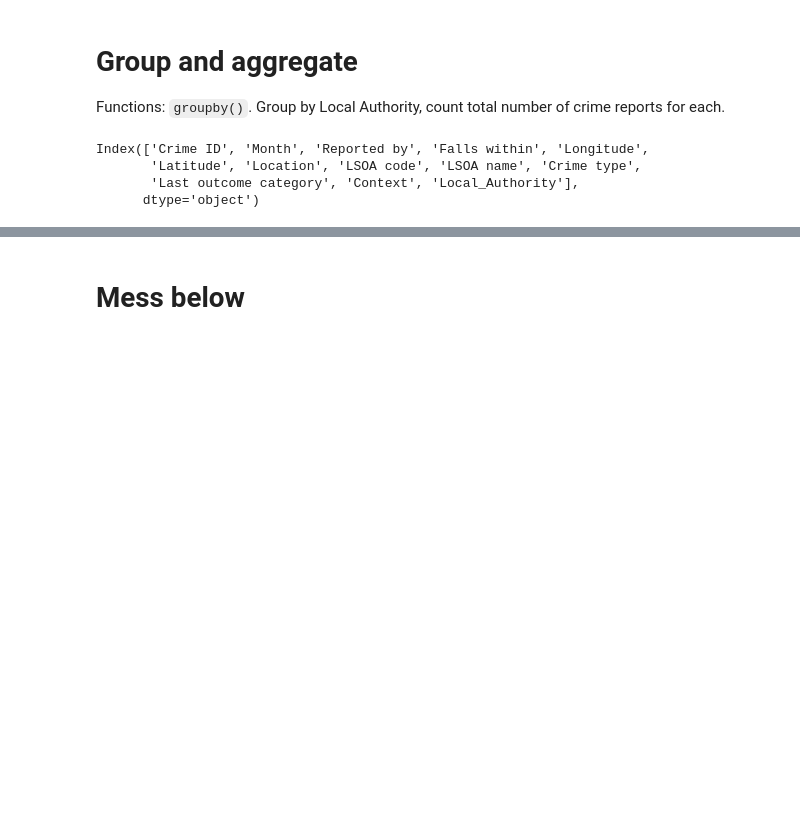
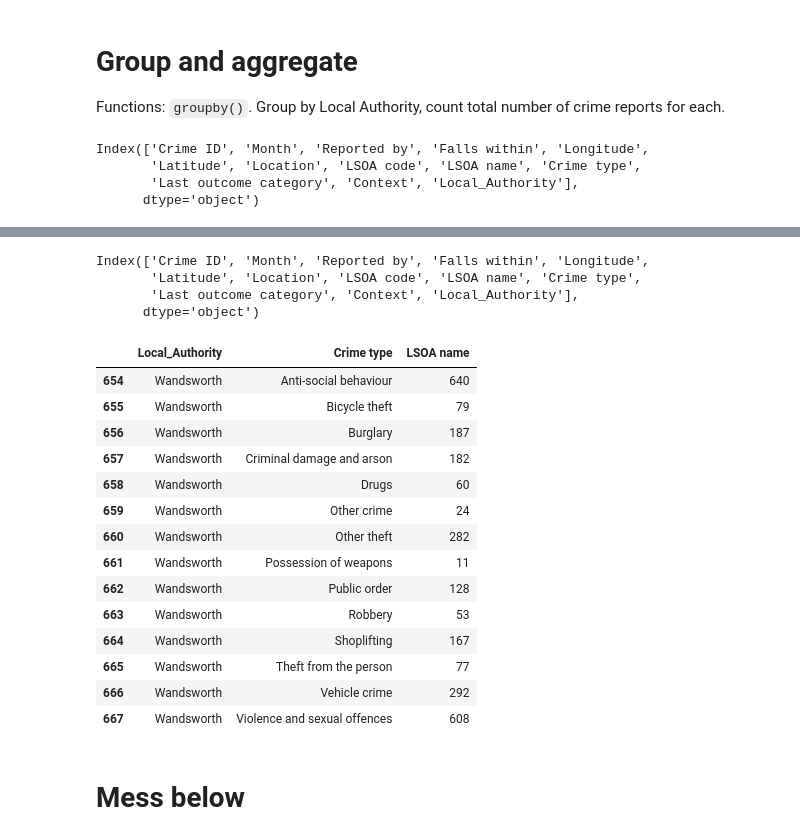
Before and after one commit to conceptbin/DA_Notebooks, a Jupyter notebook: Pivot_group_demo.ipynb, the cells around one changed output, grey strips where cells are left out. Drawn from its saved outputs; the diff is of its cells as text; code cells hidden in the pictures; blank space fills up the shorter version.

```diff
--- a/Pivot_group_demo.ipynb
+++ b/Pivot_group_demo.ipynb
@@ -47,3 +75,31 @@ Name: Crime type, Length: 169, dtype: int64
+# %%
+df.keys()
+# %% [output]
+Index(['Crime ID', 'Month', 'Reported by', 'Falls within', 'Longitude',
+       'Latitude', 'Location', 'LSOA code', 'LSOA name', 'Crime type',
+       'Last outcome category', 'Context', 'Local_Authority'],
+      dtype='object')
+# %%
+df_grouped2 = df.groupby(['Local_Authority', 'Crime type'])['LSOA name'].agg('count').reset_index()
+# %%
+la_keywords = 'Wandsworth|Hammersmith|Lambeth|Richmond|Merton'
+df_grouped2[df_grouped2['Local_Authority'].str.contains('Wandsworth')]
+# %% [output]
+|  | Local_Authority | Crime type | LSOA name |
+| 654 | Wandsworth | Anti-social behaviour | 640 |
+| 655 | Wandsworth | Bicycle theft | 79 |
+| 656 | Wandsworth | Burglary | 187 |
+| 657 | Wandsworth | Criminal damage and arson | 182 |
+| 658 | Wandsworth | Drugs | 60 |
+| 659 | Wandsworth | Other crime | 24 |
+| 660 | Wandsworth | Other theft | 282 |
+| 661 | Wandsworth | Possession of weapons | 11 |
+| 662 | Wandsworth | Public order | 128 |
+| 663 | Wandsworth | Robbery | 53 |
+| 664 | Wandsworth | Shoplifting | 167 |
+| 665 | Wandsworth | Theft from the person | 77 |
+| 666 | Wandsworth | Vehicle crime | 292 |
+| 667 | Wandsworth | Violence and sexual offences | 608 |
 # %% [markdown]
 # Mess below
 # %% [markdown]
```
Also changed, not shown: parts of 8 cells of this notebook.
